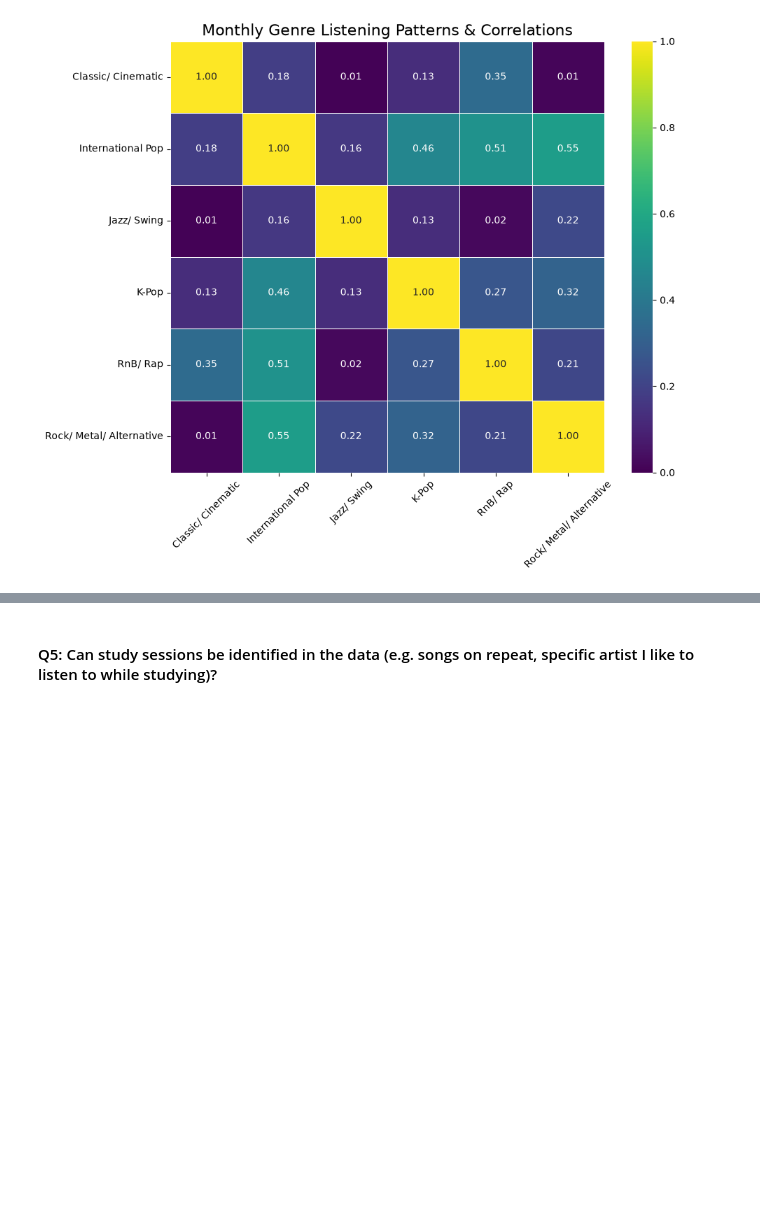
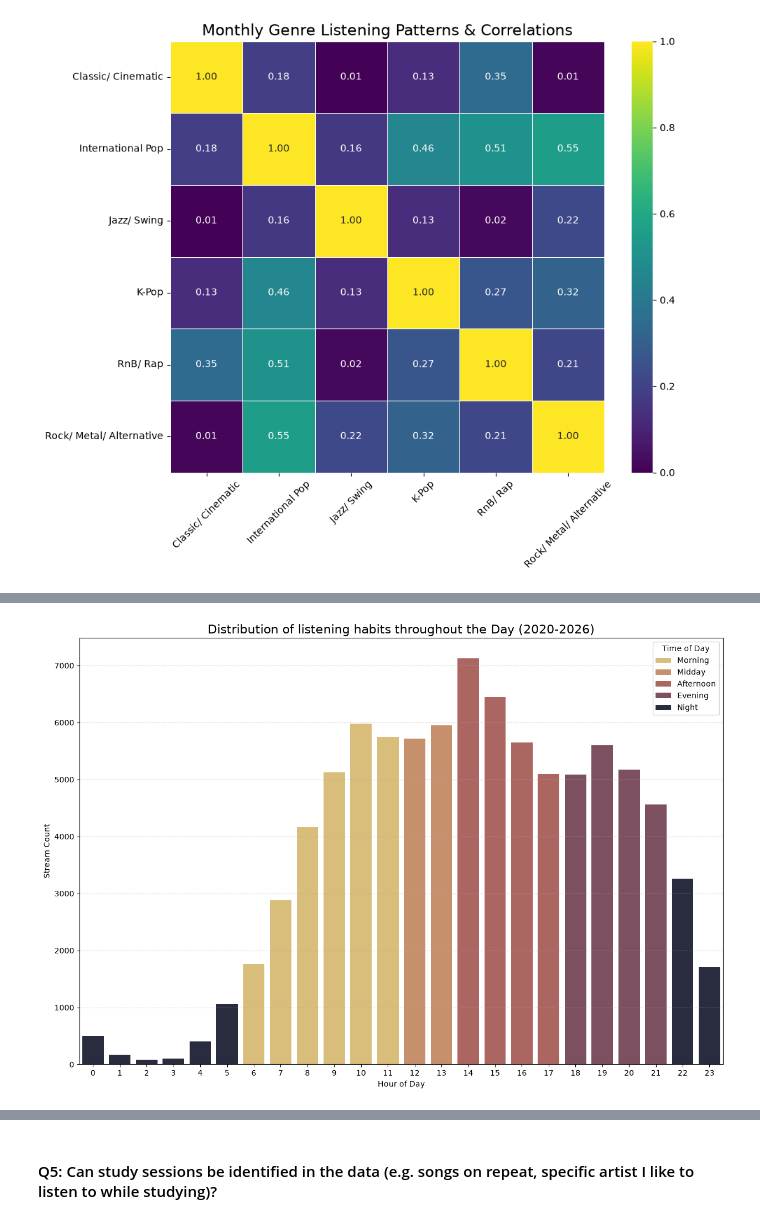
Before and after one commit to alyssa-leuschner/spotify-data-analysis, a Jupyter notebook: spotify_data_analysis.ipynb, the cells around one changed output, grey strips where cells are left out. Saved outputs shown, nothing was run; the diff lists cells and outputs as text; code cells hidden in the pictures; blank space fills up the shorter version.

```diff
--- a/spotify_data_analysis.ipynb
+++ b/spotify_data_analysis.ipynb
@@ -380,3 +386,6 @@ plt.xticks(rotation = 45)
 plt.show()
 # %% [output]
 [figure]
+# %%
+# Extract hour from timestamp
+cleaned_data["hour"] = cleaned_data["ts"].dt.hour
@@ -382,0 +408,9 @@ plt.show()
+# %%
+# Define the chronological order of a day
+order = ["Morning", "Midday", "Afternoon", "Evening", "Night"]
+
+# Convert "time_of_day" to an ordered Categorial data type with chronological order instead of alphabetical sorting
+cleaned_data["time_of_day"] = pd.Categorical(cleaned_data["time_of_day"], categories= order, ordered= True)
+
+# Check if the data is sorted chronologically
+cleaned_data["time_of_day"].value_counts().sort_index()
@@ -382,0 +425,29 @@ plt.show()
+# %%
+# Create custom palette
+custom_day_colours = {
+    "Morning": "#E9C46A",
+    "Midday": "#D68C5E",
+    "Afternoon": "#B85B56",
+    "Evening": "#84495F",
+    "Night": "#252843"
+}
+
+# Visualise listening habits by hours of the Day
+plt.figure(figsize= (15, 10))
+sns.countplot(data= cleaned_data,
+              x= "hour",
+              hue= "time_of_day",
+              hue_order= ["Morning", "Midday", "Afternoon", "Evening", "Night"],
+              palette= custom_day_colours,
+              dodge= False)
+
+plt.title("Distribution of listening habits throughout the Day (2020-2026)", fontsize= 16)
+plt.xlabel("Hour of Day")
+plt.ylabel("Stream Count")
+
+plt.grid(axis= "y", linestyle= "--", alpha= 0.5)
+plt.legend(title= "Time of Day")
+
+plt.show()
+# %% [output]
+[figure, added]
```
Also changed, not shown: parts of 12 cells of this notebook.
